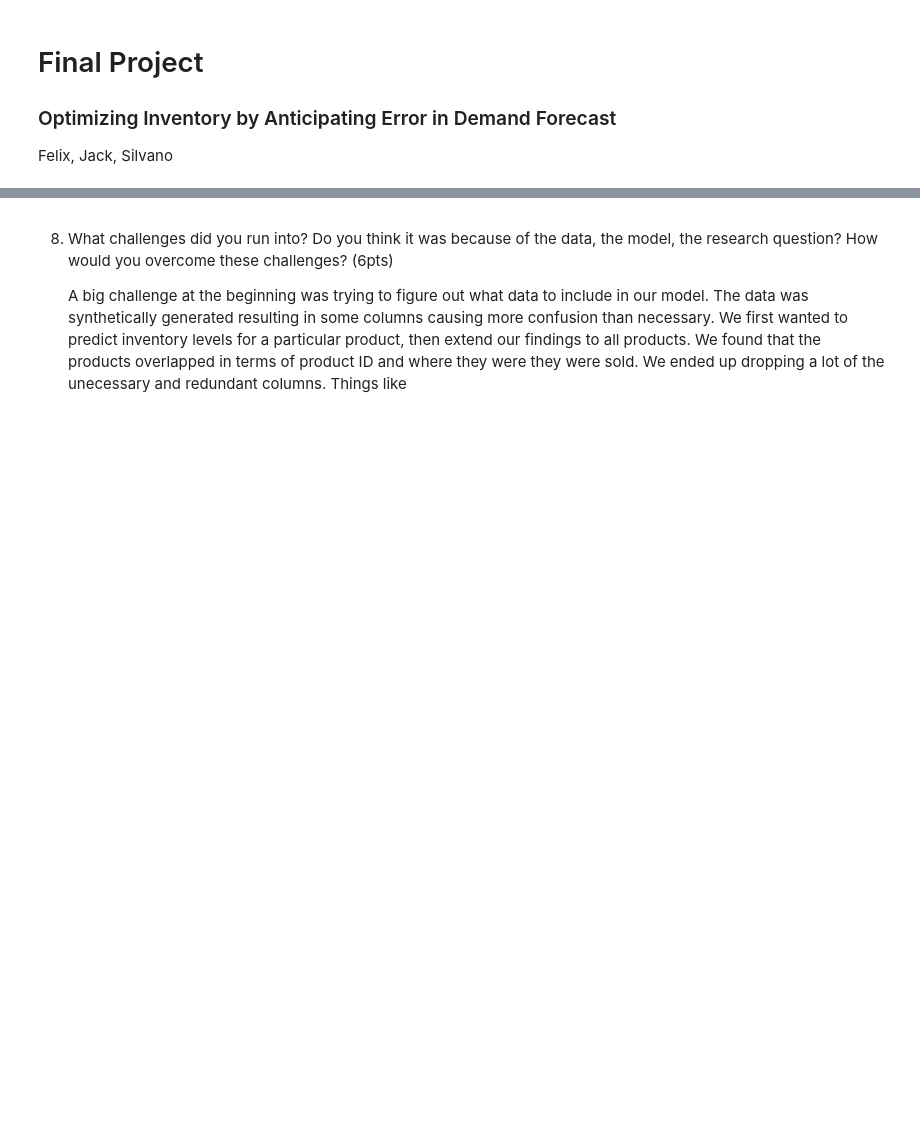
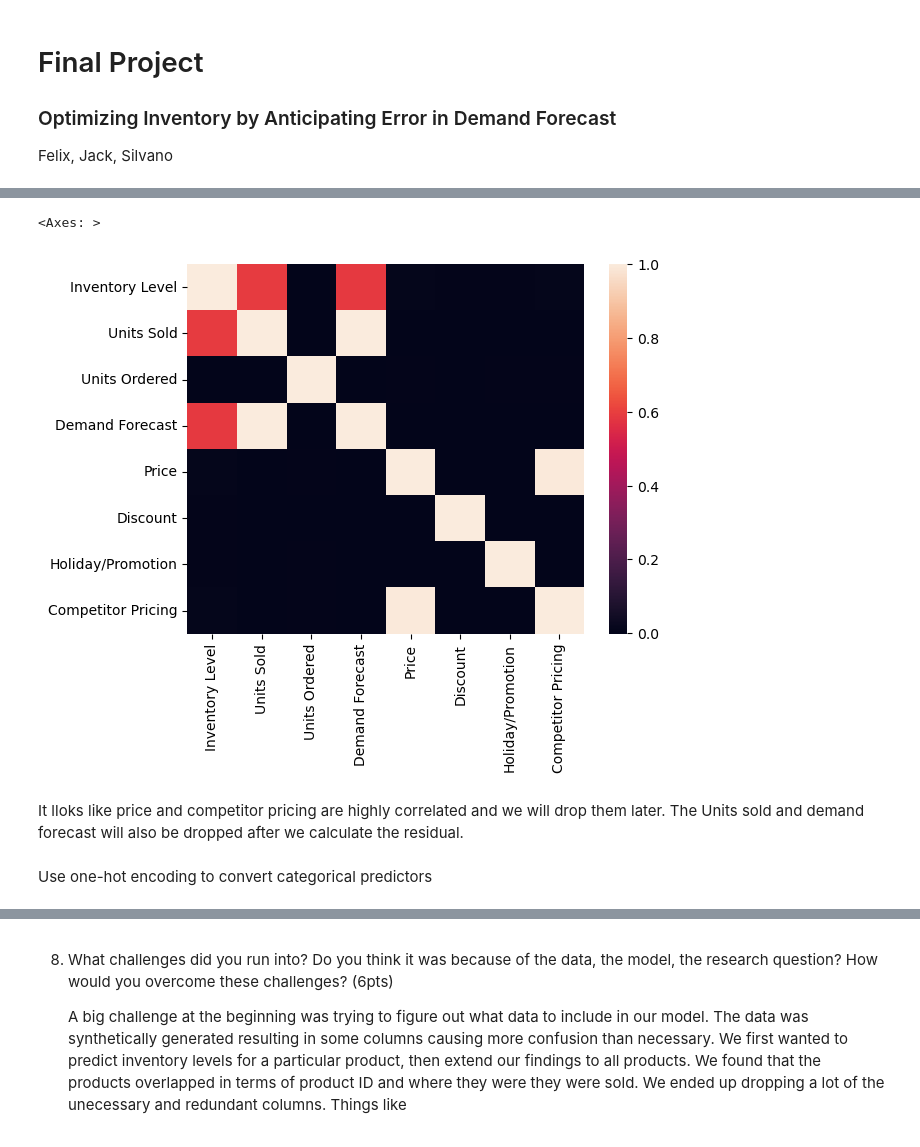
Before and after one commit to silvanoross/IMT574_FinalProject, a Jupyter notebook: IMT574_FinalProject.ipynb, the cells around one changed output, grey strips where cells are left out. Drawn from its saved outputs; the diff is of its cells as text; code cells hidden in the pictures; blank space fills up the shorter version.

```diff
--- a/IMT574_FinalProject.ipynb
+++ b/IMT574_FinalProject.ipynb
@@ -67,0 +264,13 @@ Felix, Jack, Silvano
+# %%
+# Load the dataset
+df = pd.read_csv('retail.csv')
+# Convert 'Date' column to datetime format
+df['Date'] = pd.to_datetime(df['Date'])
+
+# Display first few rows and basic info
+print("Dataset Preview:")
+print(df.head())
+print("\nDataset Info:")
+print(df.info())
+print("\nMissing Values:")
+print(df.isnull().sum())
@@ -67,0 +327,11 @@ Felix, Jack, Silvano
+# %%
+# look at any columns that may be correlated
+corr_matrix = df.select_dtypes('number').corr()
+sns.heatmap(corr_matrix)
+# %% [output]
+<Axes: >
+[figure, added]
+# %% [markdown]
+It lloks like price and competitor pricing are highly correlated and we will drop them later. The Units sold and demand forecast will also be dropped after we calculate the residual.
+# %% [markdown]
+Use one-hot encoding to convert categorical predictors
```
Also changed, not shown: parts of 50 cells of this notebook, 2 other files.
